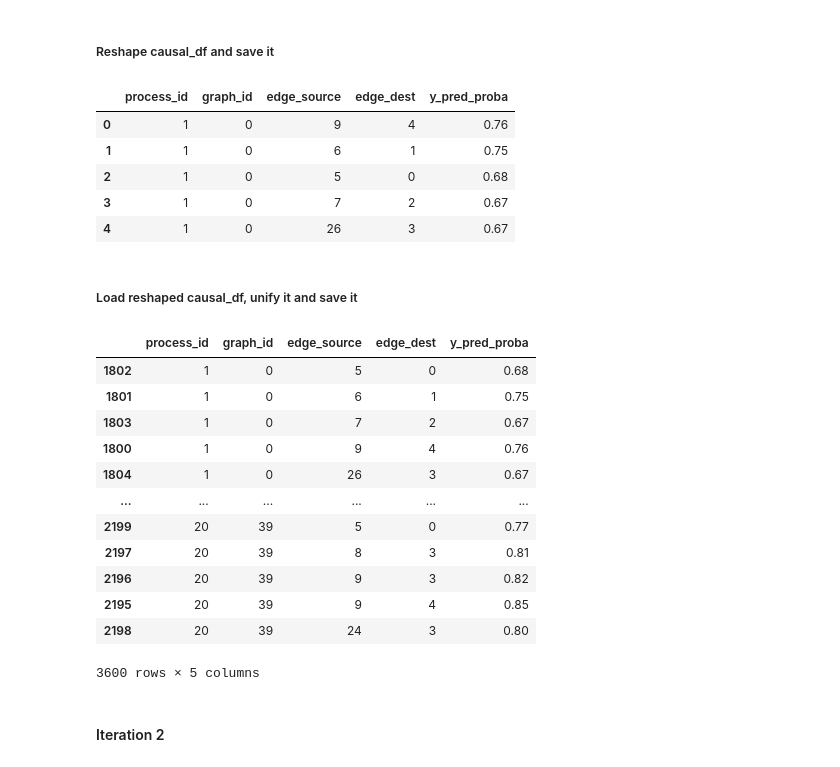
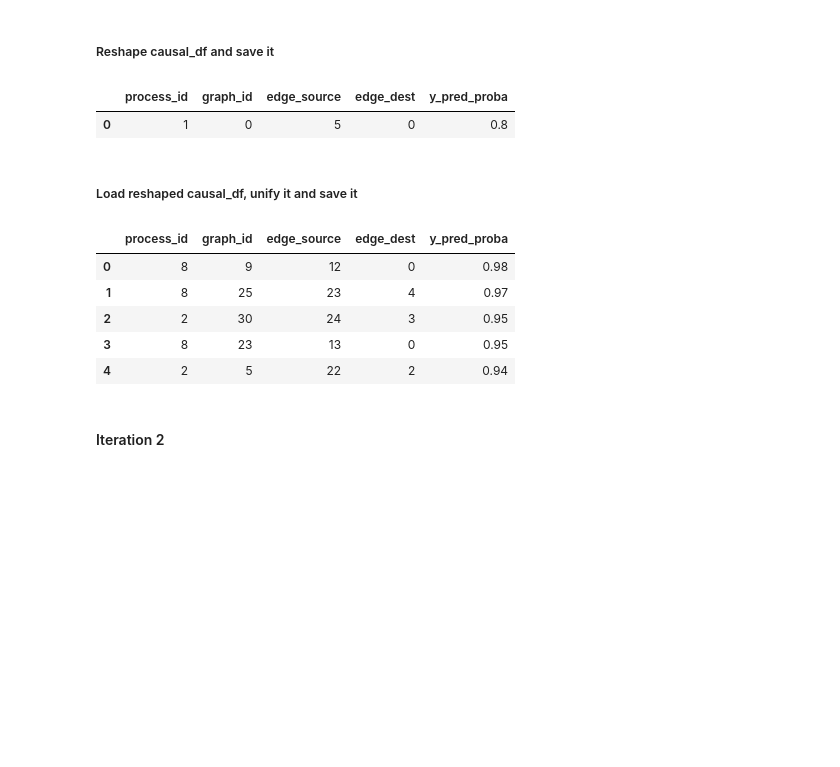
Before and after one commit to jacopoUCL/td2c, a Jupyter notebook: notebooks/contributions/td2c_extesions/IterativeTD2C.ipynb, the cells around one changed output. Cells and saved outputs as stored; diff of their text form; code cells hidden in the pictures; blank space fills up the shorter version.

```diff
--- a/notebooks/contributions/td2c_extesions/IterativeTD2C.ipynb
+++ b/notebooks/contributions/td2c_extesions/IterativeTD2C.ipynb
@@ -2917,6 +2917,9 @@ causal_df_unif = causal_df_unif.drop_duplicates(subset=['edge_source', 'edge_des
 # drop rows with y_pred_proba < 0.7
 causal_df_unif = causal_df_unif[causal_df_unif['y_pred_proba'] >= 0.7]
 
+# keep only the top 5 rows with highest y_pred_proba
+causal_df_unif = causal_df_unif.nlargest(5, 'y_pred_proba')
+
 # index reset
 causal_df_unif.reset_index(drop=True, inplace=True)
 
@@ -3223,11 +3204,7 @@ with open(os.path.join(output_folder, f'causal_df_top_{k}_td2c_R_N5.pkl'), 'wb')
 causal_df_2[1][0]
 # %% [output]
 |  | process_id | graph_id | edge_source | edge_dest | y_pred_proba |
-| 0 | 1 | 0 | 9 | 4 | 0.76 |
-| 1 | 1 | 0 | 6 | 1 | 0.75 |
-| 2 | 1 | 0 | 5 | 0 | 0.68 |
-| 3 | 1 | 0 | 7 | 2 | 0.67 |
-| 4 | 1 | 0 | 26 | 3 | 0.67 |
+| 0 | 1 | 0 | 5 | 0 | 0.8 |
 # %% [markdown]
 ##### Load reshaped causal_df, unify it and save it
 # %%
@@ -3243,45 +3220,41 @@ for process_id, process_data in causal_df_2.items():
     for graph_id, graph_data in process_data.items():
         dfs.append(graph_data)
 
 causal_df_unif_2 = pd.concat(dfs, axis=0).reset_index(drop=True)
 
 # sort in ascending order by process_id, graph_id, edge_source and edge_dest
 causal_df_unif_2.sort_values(by=['process_id', 'graph_id', 'edge_source', 'edge_dest'], inplace=True)
 
 # unique of causal_df_unif for couples of edge_source and edge_dest
 causal_df_unif_2 = causal_df_unif_2.drop_duplicates(subset=['edge_source', 'edge_dest'])
 
 # drop rows with y_pred_proba < 0.7
 causal_df_unif_2 = causal_df_unif_2[causal_df_unif_2['y_pred_proba'] >= 0.7]
 
+# keep only the top 5 rows with highest y_pred_proba
+causal_df_unif_2 = causal_df_unif_2.nlargest(5, 'y_pred_proba')
+
 # index reset
 causal_df_unif_2.reset_index(drop=True, inplace=True)
 
 # save the causal_df as a pkl file alone
 output_folder = '/home/jpalombarini/td2c/notebooks/contributions/td2c_extesions/results/Regression/journals/iterative/second_estimation/'
 
 # Create the folder if it doesn't exist
 if not os.path.exists(output_folder):
     os.makedirs(output_folder)
 
 with open(os.path.join(output_folder, f'causal_df_top_{k}_td2c_R_N5_unified.pkl'), 'wb') as f:
     pickle.dump(causal_df_unif_2, f)
 
 causal_df_unif_2
 # %% [output]
 |  | process_id | graph_id | edge_source | edge_dest | y_pred_proba |
-| 1802 | 1 | 0 | 5 | 0 | 0.68 |
-| 1801 | 1 | 0 | 6 | 1 | 0.75 |
-| 1803 | 1 | 0 | 7 | 2 | 0.67 |
-| 1800 | 1 | 0 | 9 | 4 | 0.76 |
-| 1804 | 1 | 0 | 26 | 3 | 0.67 |
-| ... | ... | ... | ... | ... | ... |
-| 2199 | 20 | 39 | 5 | 0 | 0.77 |
-| 2197 | 20 | 39 | 8 | 3 | 0.81 |
-| 2196 | 20 | 39 | 9 | 3 | 0.82 |
-| 2195 | 20 | 39 | 9 | 4 | 0.85 |
-| 2198 | 20 | 39 | 24 | 3 | 0.80 |
+| 0 | 8 | 9 | 12 | 0 | 0.98 |
+| 1 | 8 | 25 | 23 | 4 | 0.97 |
+| 2 | 2 | 30 | 24 | 3 | 0.95 |
+| 3 | 8 | 23 | 13 | 0 | 0.95 |
+| 4 | 2 | 5 | 22 | 2 | 0.94 |
-3600 rows × 5 columns
 # %% [markdown]
 #### Iteration 2
 # %%
```
Also changed, not shown: parts of 8 cells of this notebook, 1 other file.
